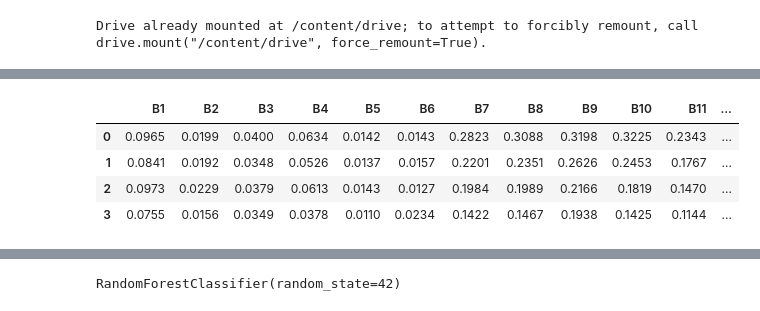
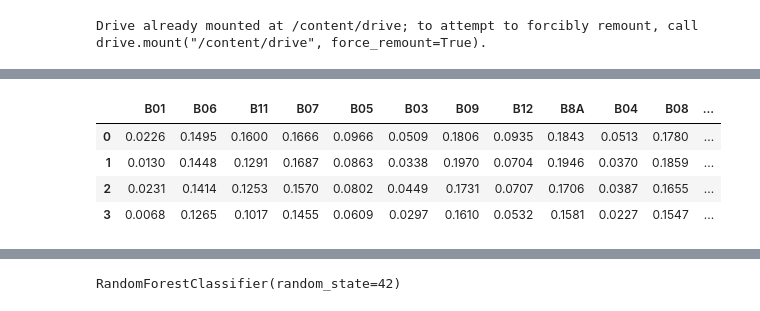
Before and after one commit to MudSnail/Land_Cover_Classification, a Jupyter notebook: Model_Example.ipynb, the cells around one changed output, grey strips where cells are left out. Saved outputs shown, nothing was run; the diff lists cells and outputs as text; code cells hidden in the pictures.

```diff
--- a/Model_Example.ipynb
+++ b/Model_Example.ipynb
@@ -31,6 +32,6 @@ warnings.filterwarnings('ignore')
 Drive already mounted at /content/drive; to attempt to forcibly remount, call drive.mount("/content/drive", force_remount=True).
 # %%
 #Load Data
-data = pd.read_csv('/content/drive/MyDrive/simcoe_land_class_data.csv')
+data = pd.read_csv('/content/drive/MyDrive/james_bay_data.csv')
 data.head()
 # %% [output]
@@ -75,0 +63,7 @@ dtype: int64
+# %%
+#Remove rows with classes < 15000 data points
+values = [0,6,11,13,14,17]
+data = data[data.Class.isin(values) == False]
+
+#Check value counts
+data.Class.value_counts()
@@ -76,11 +80,11 @@ dtype: int64
 # %%
 #SubSample ~100 000 for each class
-sample = data.groupby('Class').apply(lambda x: x.sample(n=18000)).reset_index(drop=True)
+sample = data.groupby('Class').apply(lambda x: x.sample(n=30000)).reset_index(drop=True)
 sample.head(4)
 # %% [output]
-|  | B1 | B2 | B3 | B4 | B5 | B6 | B7 | B8 | B9 | B10 | B11 | ... |
-| 0 | 0.0965 | 0.0199 | 0.0400 | 0.0634 | 0.0142 | 0.0143 | 0.2823 | 0.3088 | 0.3198 | 0.3225 | 0.2343 | ... |
-| 1 | 0.0841 | 0.0192 | 0.0348 | 0.0526 | 0.0137 | 0.0157 | 0.2201 | 0.2351 | 0.2626 | 0.2453 | 0.1767 | ... |
-| 2 | 0.0973 | 0.0229 | 0.0379 | 0.0613 | 0.0143 | 0.0127 | 0.1984 | 0.1989 | 0.2166 | 0.1819 | 0.1470 | ... |
-| 3 | 0.0755 | 0.0156 | 0.0349 | 0.0378 | 0.0110 | 0.0234 | 0.1422 | 0.1467 | 0.1938 | 0.1425 | 0.1144 | ... |
+|  | B01 | B06 | B11 | B07 | B05 | B03 | B09 | B12 | B8A | B04 | B08 | ... |
+| 0 | 0.0226 | 0.1495 | 0.1600 | 0.1666 | 0.0966 | 0.0509 | 0.1806 | 0.0935 | 0.1843 | 0.0513 | 0.1780 | ... |
+| 1 | 0.0130 | 0.1448 | 0.1291 | 0.1687 | 0.0863 | 0.0338 | 0.1970 | 0.0704 | 0.1946 | 0.0370 | 0.1859 | ... |
+| 2 | 0.0231 | 0.1414 | 0.1253 | 0.1570 | 0.0802 | 0.0449 | 0.1731 | 0.0707 | 0.1706 | 0.0387 | 0.1655 | ... |
+| 3 | 0.0068 | 0.1265 | 0.1017 | 0.1455 | 0.0609 | 0.0297 | 0.1610 | 0.0532 | 0.1581 | 0.0227 | 0.1547 | ... |
 # %%
```
Also changed, not shown: parts of 14 cells of this notebook.
